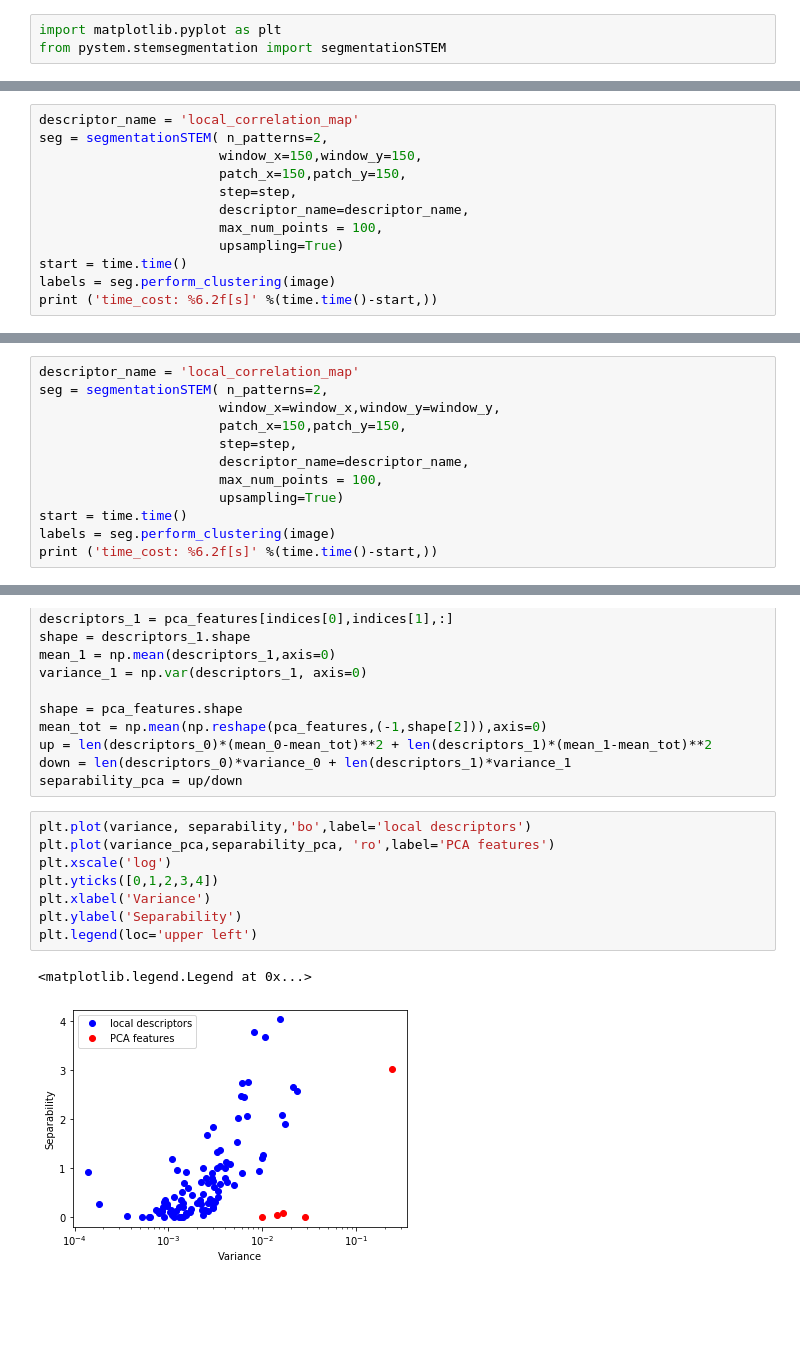
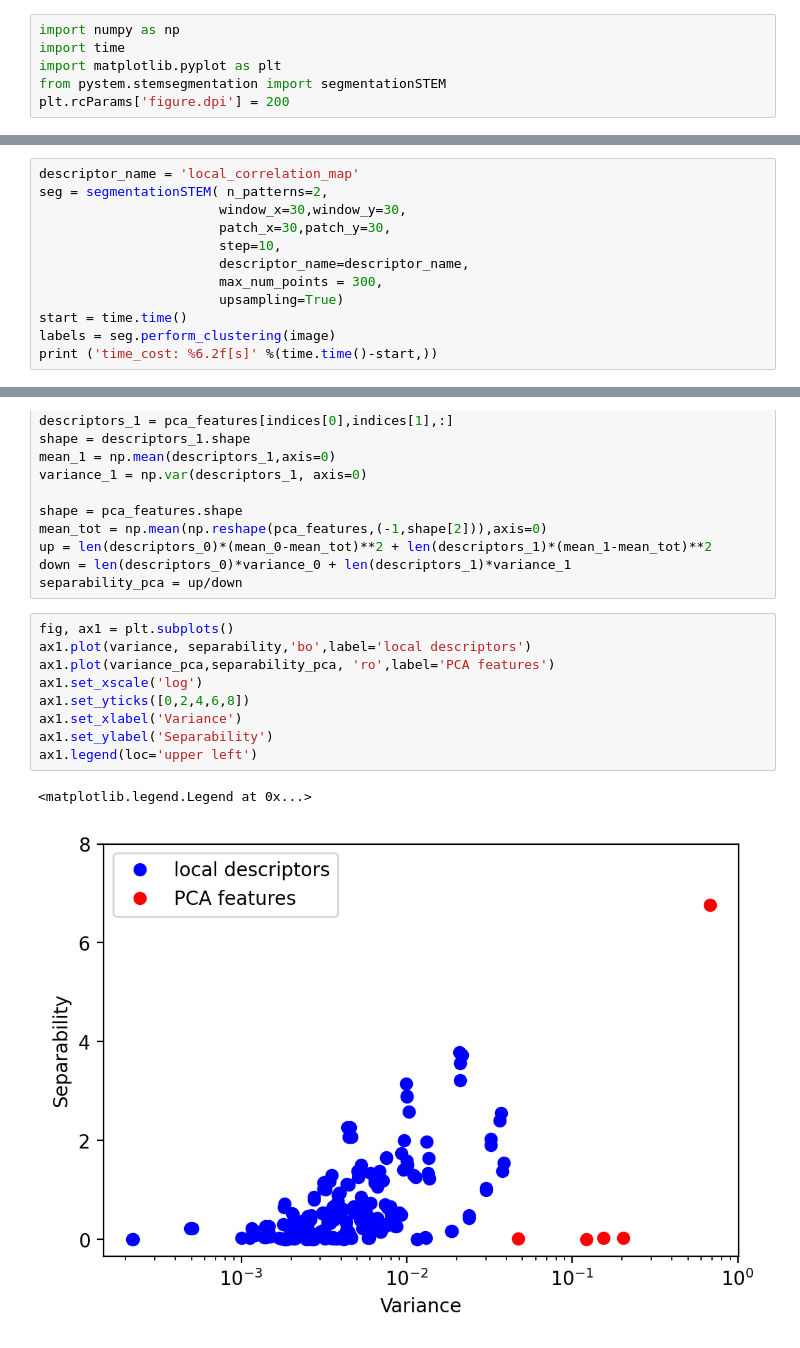
Before and after one commit to NingWang1990/pySTEM, a Jupyter notebook: examples/FeNb_phase_boundary.ipynb, the cells around one changed output, grey strips where cells are left out. Drawn from its saved outputs; the diff is of its cells as text; blank space fills up the shorter version.

```diff
--- a/examples/FeNb_phase_boundary.ipynb
+++ b/examples/FeNb_phase_boundary.ipynb
@@ -20,6 +1,9 @@ import time
 # %%
+import numpy as np
+import time
 import matplotlib.pyplot as plt
 from pystem.stemsegmentation import segmentationSTEM
+plt.rcParams['figure.dpi'] = 200
 # %%
 %load_ext autoreload
 %autoreload 2
@@ -30,11 +23,11 @@ step = 40
 # %%
 descriptor_name = 'local_correlation_map'
 seg = segmentationSTEM( n_patterns=2,
-                       window_x=150,window_y=150,
-                       patch_x=150,patch_y=150,
-                       step=step,
+                       window_x=30,window_y=30,
+                       patch_x=30,patch_y=30,
+                       step=10,
                        descriptor_name=descriptor_name,
-                       max_num_points = 100,
+                       max_num_points = 300,
                        upsampling=True)
 start = time.time()
 labels = seg.perform_clustering(image)
@@ -122,12 +36,0 @@ window_y = 150
-# %%
-descriptor_name = 'local_correlation_map'
-seg = segmentationSTEM( n_patterns=2,
-                       window_x=window_x,window_y=window_y,
-                       patch_x=150,patch_y=150,
-                       step=step,
-                       descriptor_name=descriptor_name,
-                       max_num_points = 100,
-                       upsampling=True)
-start = time.time()
-labels = seg.perform_clustering(image)
-print ('time_cost: %6.2f[s]' %(time.time()-start,))
@@ -209,13 +108,14 @@ up = len(descriptors_0)*(mean_0-mean_tot)**2 + len(descriptors_1)*(mean_1-mean_t
 down = len(descriptors_0)*variance_0 + len(descriptors_1)*variance_1
 separability_pca = up/down
 # %%
-plt.plot(variance, separability,'bo',label='local descriptors')
-plt.plot(variance_pca,separability_pca, 'ro',label='PCA features')
-plt.xscale('log')
-plt.yticks([0,1,2,3,4])
-plt.xlabel('Variance')
-plt.ylabel('Separability')
-plt.legend(loc='upper left')
+fig, ax1 = plt.subplots()
+ax1.plot(variance, separability,'bo',label='local descriptors')
+ax1.plot(variance_pca,separability_pca, 'ro',label='PCA features')
+ax1.set_xscale('log')
+ax1.set_yticks([0,2,4,6,8])
+ax1.set_xlabel('Variance')
+ax1.set_ylabel('Separability')
+ax1.legend(loc='upper left')
 # %% [output]
 <matplotlib.legend.Legend at 0x...>
-[figure, old version]
+[figure, new version]
```
Also changed, not shown: parts of 30 cells of this notebook, 1 other file.
